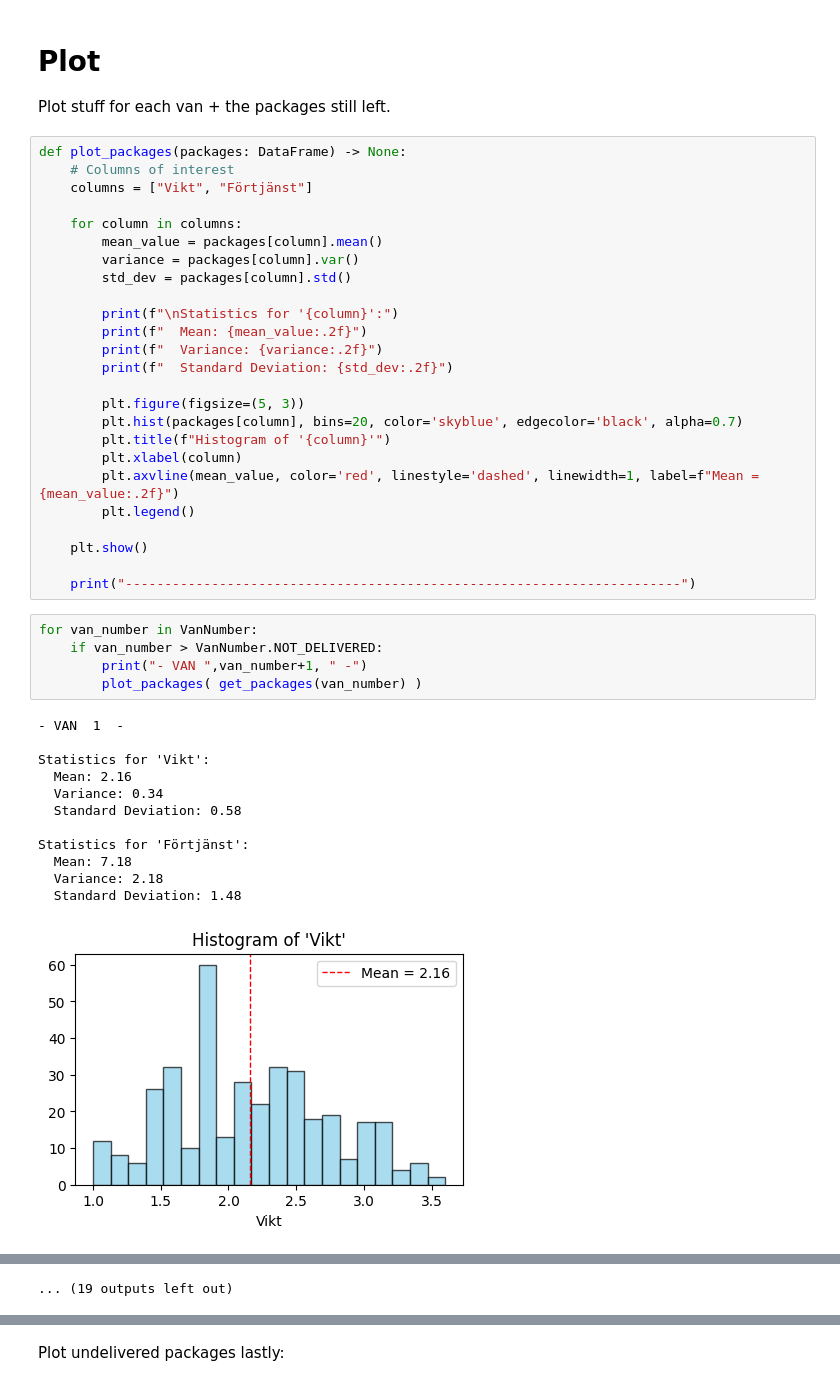
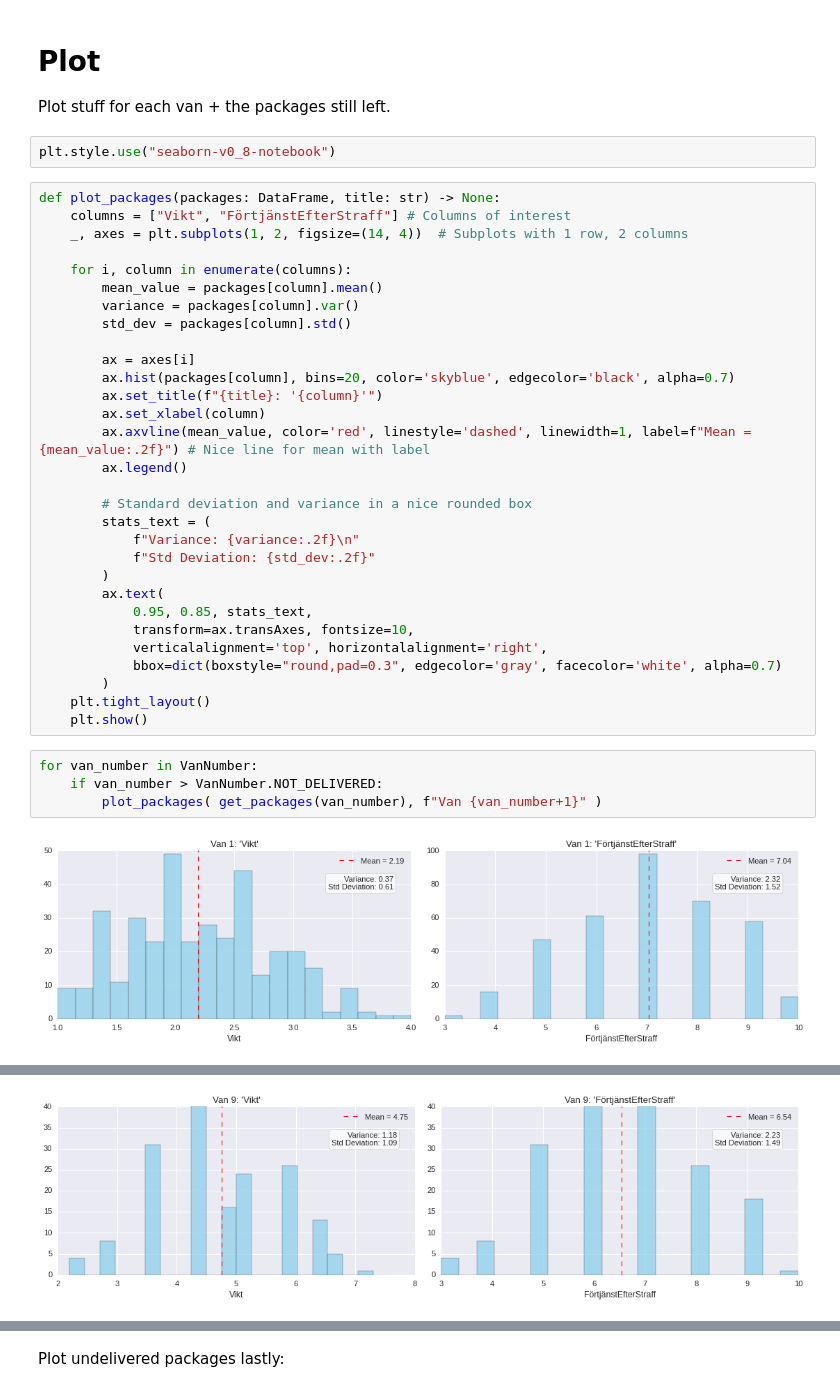
Before and after one commit to Zippy6666/Optimizing-Profit-Lindas-Lustfyllda-Courier---Haulage, a Jupyter notebook: optimize_notebook.ipynb, the cells around one changed output, grey strips where cells are left out. Cells and saved outputs as stored; diff of their text form.

Commit message:
better diagrams

```diff
--- a/optimize_notebook.ipynb
+++ b/optimize_notebook.ipynb
@@ -68,46 +55,41 @@ def get_packages(van_number: VanNumber) -> DataFrame:
 # %% [markdown]
 # Plot
 Plot stuff for each van + the packages still left.
+# %%
+plt.style.use("seaborn-v0_8-notebook")
 # %%
-def plot_packages(packages: DataFrame) -> None:
-    # Columns of interest
-    columns = ["Vikt", "Förtjänst"]
+def plot_packages(packages: DataFrame, title: str) -> None:
+    columns = ["Vikt", "FörtjänstEfterStraff"] # Columns of interest
+    _, axes = plt.subplots(1, 2, figsize=(14, 4))  # Subplots with 1 row, 2 columns
 
-    for column in columns:
+    for i, column in enumerate(columns):
         mean_value = packages[column].mean()
         variance = packages[column].var()
         std_dev = packages[column].std()
 
-        print(f"\nStatistics for '{column}':")
-        print(f"  Mean: {mean_value:.2f}")
-        print(f"  Variance: {variance:.2f}")
-        print(f"  Standard Deviation: {std_dev:.2f}")
+        ax = axes[i]
+        ax.hist(packages[column], bins=20, color='skyblue', edgecolor='black', alpha=0.7)
+        ax.set_title(f"{title}: '{column}'")
+        ax.set_xlabel(column)
+        ax.axvline(mean_value, color='red', linestyle='dashed', linewidth=1, label=f"Mean = {mean_value:.2f}") # Nice line for mean with label
+        ax.legend()
 
-        plt.figure(figsize=(5, 3))
-        plt.hist(packages[column], bins=20, color='skyblue', edgecolor='black', alpha=0.7)
-        plt.title(f"Histogram of '{column}'")
-        plt.xlabel(column)
-        plt.axvline(mean_value, color='red', linestyle='dashed', linewidth=1, label=f"Mean = {mean_value:.2f}")
-        plt.legend()
-
+        # Standard deviation and variance in a nice rounded box
+        stats_text = (
+            f"Variance: {variance:.2f}\n"
+            f"Std Deviation: {std_dev:.2f}"
+        )
+        ax.text(
+            0.95, 0.85, stats_text,
+            transform=ax.transAxes, fontsize=10,
+            verticalalignment='top', horizontalalignment='right',
+            bbox=dict(boxstyle="round,pad=0.3", edgecolor='gray', facecolor='white', alpha=0.7)
+        )
+    plt.tight_layout()
     plt.show()
-
-    print("-----------------------------------------------------------------------")
 # %%
 for van_number in VanNumber:
     if van_number > VanNumber.NOT_DELIVERED:
-        print("- VAN ",van_number+1, " -")
-        plot_packages( get_packages(van_number) )
+        plot_packages( get_packages(van_number), f"Van {van_number+1}" )
 # %% [output]
-- VAN  1  -
-
-Statistics for 'Vikt':
-  Mean: 2.16
-  Variance: 0.34
-  Standard Deviation: 0.58
-
-Statistics for 'Förtjänst':
-  Mean: 7.18
-  Variance: 2.18
-  Standard Deviation: 1.48
-[figure, old version]
+[figure, new version]
@@ -157 +103 @@ Statistics for 'Förtjänst':
-... (19 outputs left out)
+[figure, added]
```
Also changed, not shown: parts of 5 cells of this notebook.
